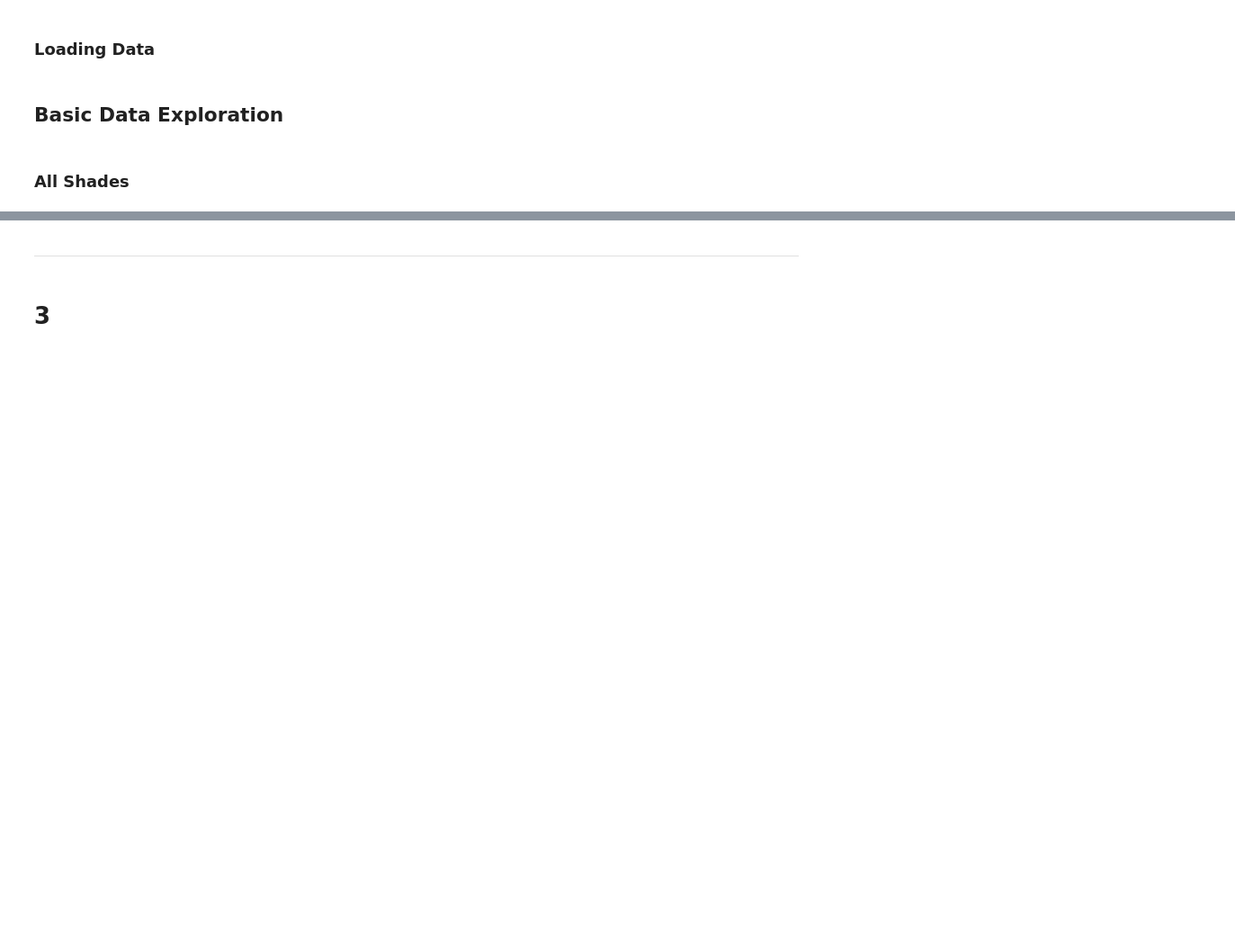
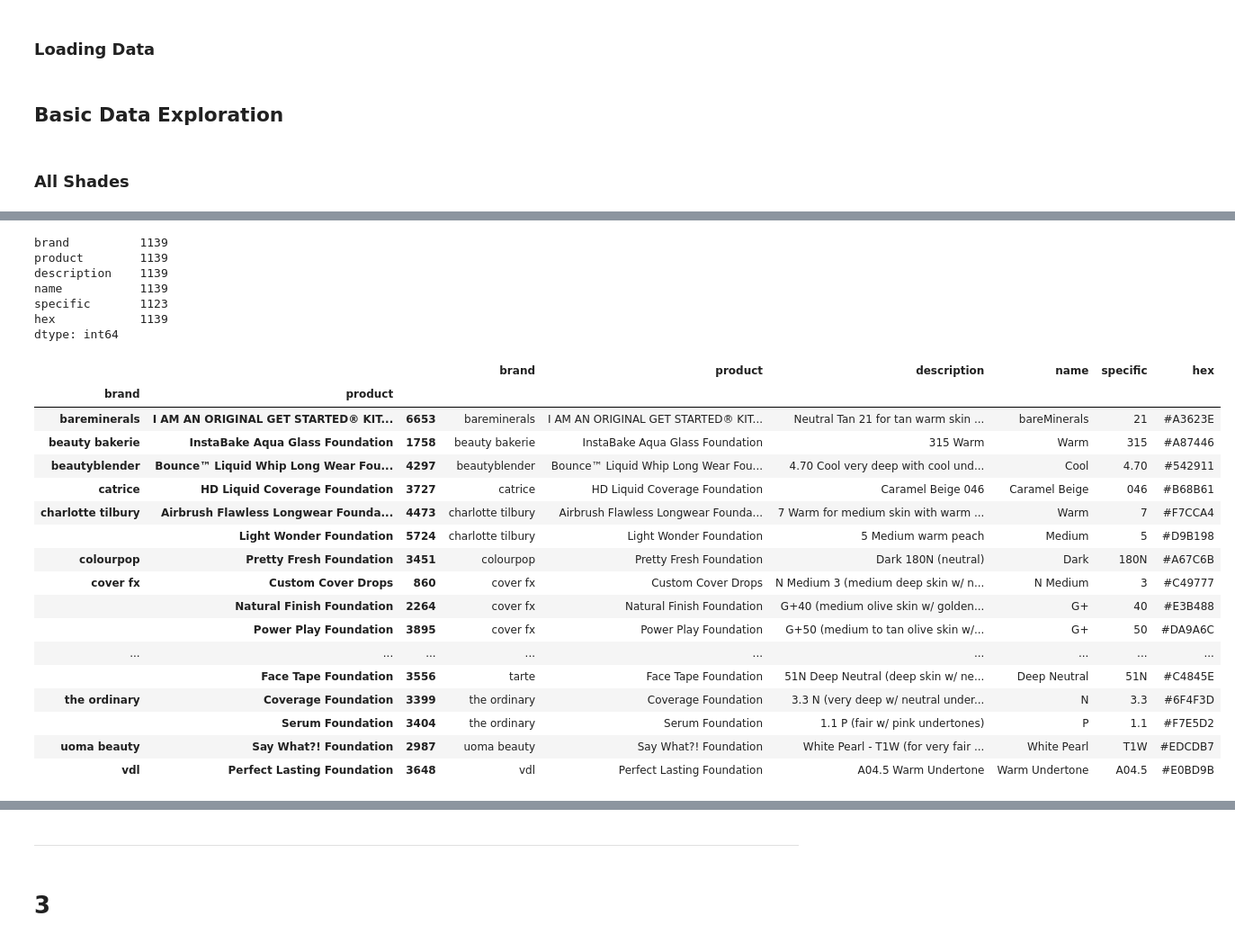
Before and after one commit to lindsev/Cosmetic-Shade-Diversity, a Jupyter notebook: notebooks/EDA.ipynb, the cells around one changed output, grey strips where cells are left out. Shown: that part at 90% size. Cells and saved outputs as stored; diff of their text form; code cells hidden in the pictures; blank space fills up the shorter version.

```diff
--- a/notebooks/EDA.ipynb
+++ b/notebooks/EDA.ipynb
@@ -87,7 +90,7 @@ import plotly.express as px
 ### Loading Data
 # %%
 # Loading All Shades Dataframe
-all_shades = pd.read_csv('../datasets/allShades.csv')
+all_shades = pd.read_csv('../datasets/allShades.csv', usecols=['brand','product','description','name','specific','hex']) # Only keeping features for our purpose
 # %% [markdown]
 ## Basic Data Exploration
 # %% [markdown]
@@ -187,0 +207,8 @@ dtype: float64
+# %%
+# converting values in shades df to lower case and removing special characters for ease of identifying duplicating rows
+#Converting brand names to lower case to expedite analysis
+all_shades['brand']= all_shades['brand'].str.lower()
+#Removing special characters in brand names
+all_shades['brand'] = all_shades['brand'].apply(lambda x: unidecode(x))
+#verifying changes
+all_shades['brand'].unique()
@@ -187,0 +256,31 @@ dtype: float64
+# %%
+shade_name_dupes= all_shades.duplicated(subset=['brand','product','name'], keep=False) & all_shades['name'].notna()
+shade_name_dupes = all_shades[shade_name_dupes]
+print(shade_name_dupes.count())
+shade_name_dupes.groupby(['brand','product']).apply(lambda group: group.sample(1))
+# %% [output]
+brand          1139
+product        1139
+description    1139
+name           1139
+specific       1123
+hex            1139
+dtype: int64
+|  |  |  | brand | product | description | name | specific | hex |
+| brand | product |  |  |  |  |  |  |  |
+| bareminerals | I AM AN ORIGINAL GET STARTED® KIT... | 6653 | bareminerals | I AM AN ORIGINAL GET STARTED® KIT... | Neutral Tan 21 for tan warm skin ... | bareMinerals | 21 | #A3623E |
+| beauty bakerie | InstaBake Aqua Glass Foundation | 1758 | beauty bakerie | InstaBake Aqua Glass Foundation | 315 Warm | Warm | 315 | #A87446 |
+| beautyblender | Bounce™ Liquid Whip Long Wear Fou... | 4297 | beautyblender | Bounce™ Liquid Whip Long Wear Fou... | 4.70 Cool very deep with cool und... | Cool | 4.70 | #542911 |
+| catrice | HD Liquid Coverage Foundation | 3727 | catrice | HD Liquid Coverage Foundation | Caramel Beige 046 | Caramel Beige | 046 | #B68B61 |
+| charlotte tilbury | Airbrush Flawless Longwear Founda... | 4473 | charlotte tilbury | Airbrush Flawless Longwear Founda... | 7 Warm for medium skin with warm ... | Warm | 7 | #F7CCA4 |
+|  | Light Wonder Foundation | 5724 | charlotte tilbury | Light Wonder Foundation | 5 Medium warm peach | Medium | 5 | #D9B198 |
+| colourpop | Pretty Fresh Foundation | 3451 | colourpop | Pretty Fresh Foundation | Dark 180N (neutral) | Dark | 180N | #A67C6B |
+| cover fx | Custom Cover Drops | 860 | cover fx | Custom Cover Drops | N Medium 3 (medium deep skin w/ n... | N Medium | 3 | #C49777 |
+|  | Natural Finish Foundation | 2264 | cover fx | Natural Finish Foundation | G+40 (medium olive skin w/ golden... | G+ | 40 | #E3B488 |
+|  | Power Play Foundation | 3895 | cover fx | Power Play Foundation | G+50 (medium to tan olive skin w/... | G+ | 50 | #DA9A6C |
+| ... | ... | ... | ... | ... | ... | ... | ... | ... |
+|  | Face Tape Foundation | 3556 | tarte | Face Tape Foundation | 51N Deep Neutral (deep skin w/ ne... | Deep Neutral | 51N | #C4845E |
+| the ordinary | Coverage Foundation | 3399 | the ordinary | Coverage Foundation | 3.3 N (very deep w/ neutral under... | N | 3.3 | #6F4F3D |
+|  | Serum Foundation | 3404 | the ordinary | Serum Foundation | 1.1 P (fair w/ pink undertones) | P | 1.1 | #F7E5D2 |
+| uoma beauty | Say What?! Foundation | 2987 | uoma beauty | Say What?! Foundation | White Pearl - T1W (for very fair ... | White Pearl | T1W | #EDCDB7 |
+| vdl | Perfect Lasting Foundation | 3648 | vdl | Perfect Lasting Foundation | A04.5 Warm Undertone | Warm Undertone | A04.5 | #E0BD9B |
```
Also changed, not shown: parts of 71 cells of this notebook, 3 other files.
